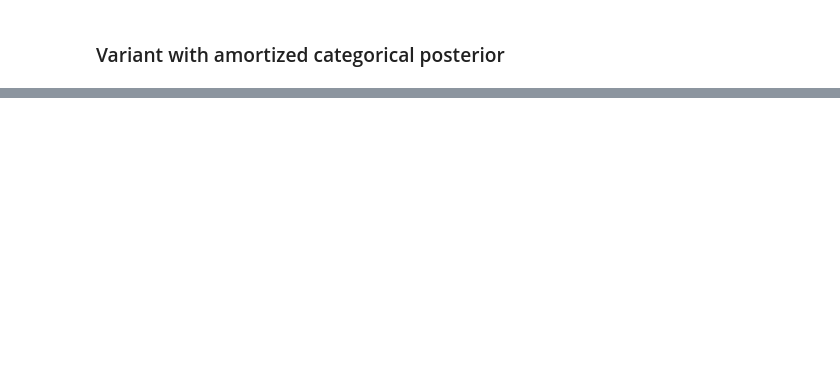
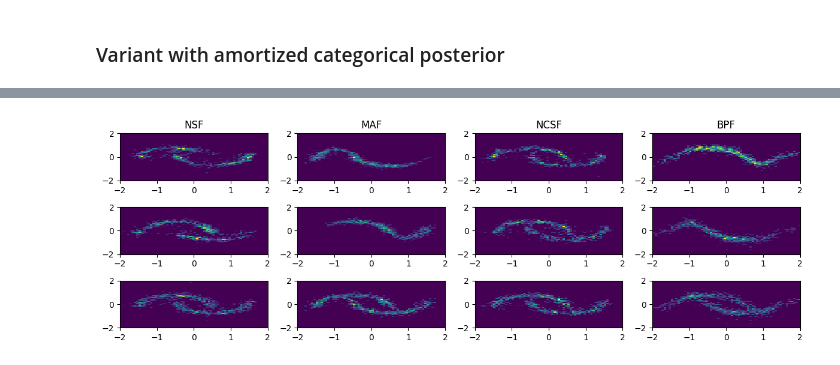
Before and after one commit to dimarkov/nfmix, a Jupyter notebook: examples/testing_nfmixes_zuko.ipynb, the cells around one changed output, grey strips where cells are left out. Cells and saved outputs as stored; diff of their text form; code cells hidden in the pictures; blank space fills up the shorter version.

Commit message:
added ivon as optimizer

```diff
--- a/examples/testing_nfmixes_zuko.ipynb
+++ b/examples/testing_nfmixes_zuko.ipynb
@@ -11,6 +12,17 @@ import torch.utils.data as data
 import zuko
 
 _ = torch.random.manual_seed(0)
+# %%
+def optim_sched(model, datasize, hess_init, num_epochs):
+    optimizer = ivon.IVON(model.parameters(), lr=1e-1, weight_decay=1/datasize, hess_init=hess_init, ess=datasize)
+    scheduler = LinearWarmupCosineAnnealingLR(
+        optimizer,
+        warmup_epochs = num_epochs // 10,
+        max_epochs = num_epochs,
+        warmup_start_lr = 0.01,
+        eta_min = 1e-3
+    )
+    return optimizer, scheduler
 # %% [markdown]
 ## Dataset
 
@@ -602,0 +750,65 @@ MAF classification ACC: tensor(0.9960)
+# %%
+# testing IVON optimizer with mixture model.x
+n = 2048
+nepoch = 500
+train_samples = 4
+trainset = data.TensorDataset(*two_moons(n))
+trainloader = data.DataLoader(trainset, batch_size=512, shuffle=True)
+
+names = ['NSF', 'MAF', 'NCSF', 'BPF']
+fig, axes = plt.subplots(3, len(names), figsize=(12, 4))
+
+cflow = zuko.flows.NSF(features=2, context=2, transforms=2, hidden_features=(32, 32))
+cflow2 = zuko.flows.MAF(features=2, context=2, transforms=4, hidden_features=(32, 32))
+cflow3 = zuko.flows.NCSF(features=2, context=2, transforms=2, hidden_features=(32, 32))
+cflow4 = zuko.flows.BPF(features=2, context=2, degree=8, hidden_features=(32, 32))
+
+decoders = [cflow, cflow2, cflow3, cflow4]
+c1 = torch.nn.functional.one_hot(torch.tensor(0), 2).type(torch.float16).to(cuda0)
+c2 = torch.nn.functional.one_hot(torch.tensor(1), 2).type(torch.float16).to(cuda0)
+
+for i, name, decoder in zip(range(len(names)), names, decoders):
+    cat = zuko.distributions.Categorical(logits=torch.zeros(2).to(cuda0))
+    elbo = ELBO(decoder, cat).to(device=cuda0)
+
+    optimizer, scheduler = optim_sched(elbo, n, 10., nepoch)
+    all_losses = []
+    for epoch in range(nepoch):
+        losses = []
+
+        for x, label in trainloader:
+            for _ in range(train_samples):
+                with optimizer.sampled_params(train=True):
+                    optimizer.zero_grad()
+                    loss = elbo(x.to(device=cuda0)).mean()
+                    loss.backward()
+
+            optimizer.step()
+            losses.append(loss.detach())
+
+        scheduler.step()
+
+        losses = torch.stack(losses)
+        all_losses.append(losses.mean().item())
+    print(f"{name}", losses.mean().item(), "±", losses.std().item())
+
+    with torch.no_grad():
+        samples1 = elbo.decoder(c1).sample((1000,))
+        samples2 = elbo.decoder(c2).sample((1000,))
+        cats = elbo.prior.sample((1000,)).to(cuda0)
+
+        samples = torch.where((cats == 1).unsqueeze(dim=-1), samples2, samples1)
+        q = elbo.posterior(test_x.to(cuda0))
+
+        acc = torch.mean((q.argmax(-1).cpu() == test_label).type(torch.float))
+        print(f"{name} classification ACC:", torch.max(acc, 1 - acc))  # we do not know which component is which label, so just print larger value.
+
+
+
+    axes[0, i].hist2d(*samples1.cpu().T, bins=64, range=((-2, 2), (-2, 2)))
+    axes[1, i].hist2d(*samples2.cpu().T, bins=64, range=((-2, 2), (-2, 2)))
+    axes[2, i].hist2d(*samples.cpu().T, bins=64, range=((-2, 2), (-2, 2)))
+    axes[0, i].set_title(name)
+
+fig.tight_layout()
+# %% [output]
@@ -602,0 +823 @@ MAF classification ACC: tensor(0.9960)
+[figure, added]
```
Also changed, not shown: parts of 17 cells of this notebook, 1 other file.
